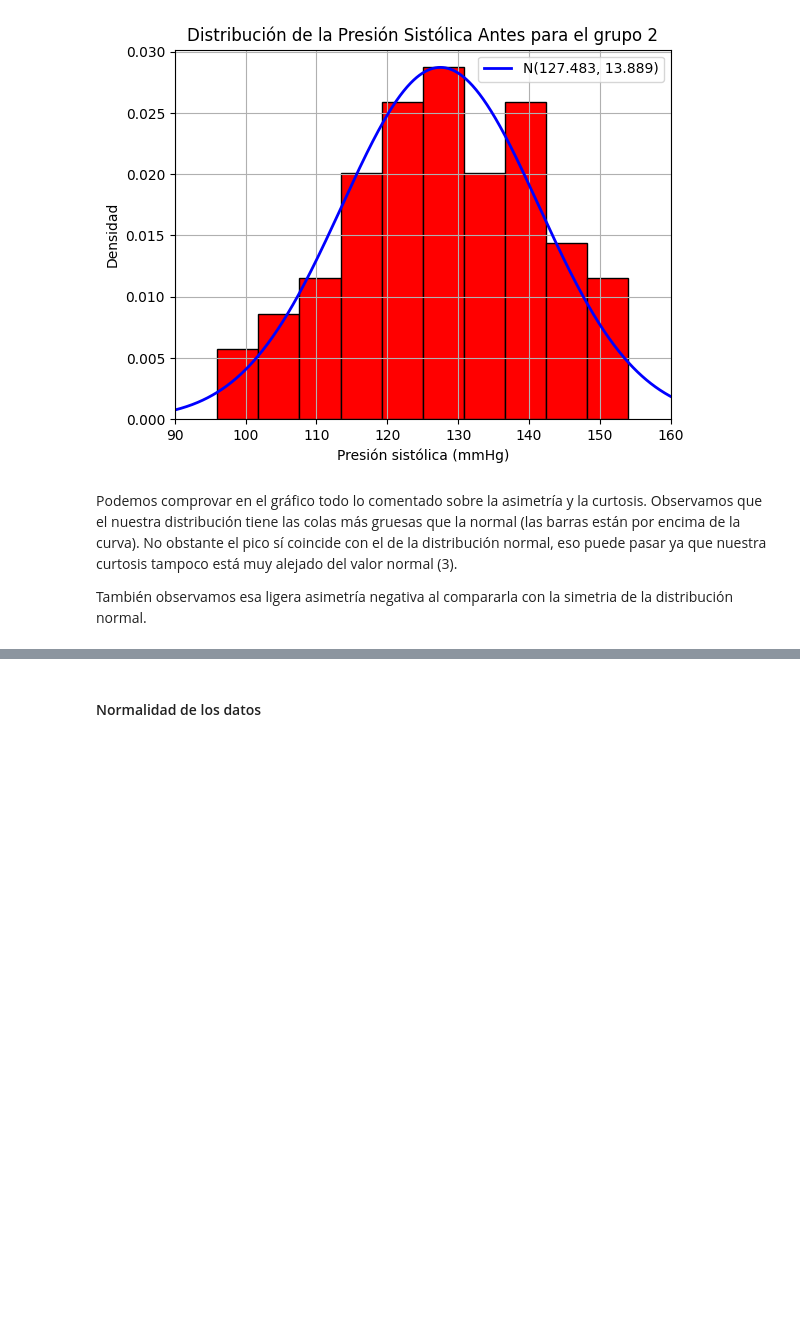
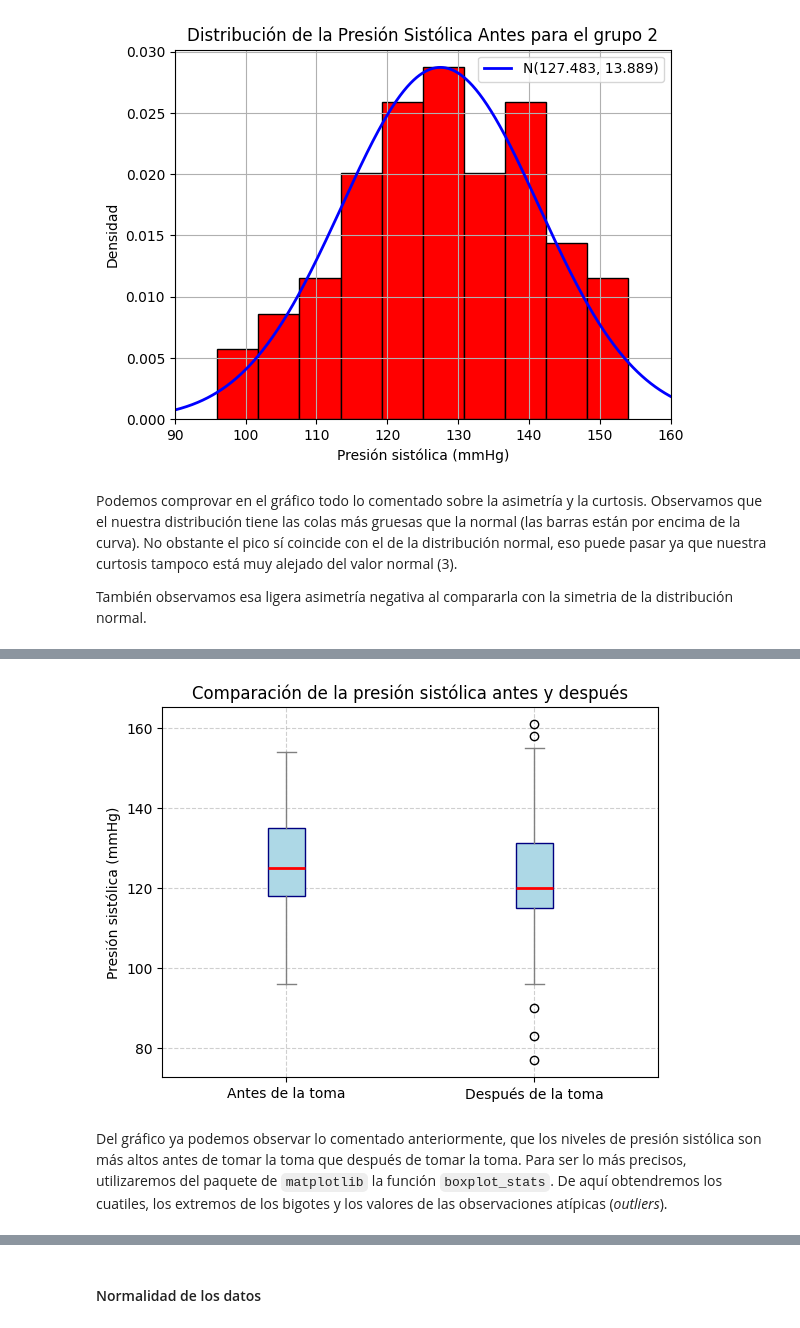
Before and after one commit to mikiaguilo/Entrega, a Jupyter notebook: Entrega.ipynb, the cells around one changed output, grey strips where cells are left out. Cells and saved outputs as stored; diff of their text form; code cells hidden in the pictures; blank space fills up the shorter version.

```diff
--- a/Entrega.ipynb
+++ b/Entrega.ipynb
@@ -167,0 +204,23 @@ También observamos esa ligera asimetría negativa al compararla con la simetria
+# %%
+plt.boxplot(
+    [data['Presion sistólica antes'], data['Presión sistólica después']],
+    labels=['Antes de la toma', 'Después de la toma'],
+    patch_artist=True,  # Relleno de color
+    boxprops=dict(facecolor='lightblue', color='navy'),
+    medianprops=dict(color='red', linewidth=2),
+    whiskerprops=dict(color='gray'),
+    capprops=dict(color='gray'),
+    flierprops=dict(marker='o', color='orange', markersize=6)
+)
+
+
+# Título y etiquetas
+plt.title('Comparación de la presión sistólica antes y después', fontsize=12)
+plt.ylabel('Presión sistólica (mmHg)')
+plt.grid(True, linestyle='--', alpha=0.6)
+
+plt.show()
+# %% [output]
+[figure, added]
+# %% [markdown]
+Del gráfico ya podemos observar lo comentado anteriormente, que los niveles de presión sistólica son más altos antes de tomar la toma que después de tomar la toma. Para ser lo más precisos, utilizaremos del paquete de `matplotlib` la función `boxplot_stats`. De aquí obtendremos los cuatiles, los extremos de los bigotes y los valores de las observaciones atípicas (*outliers*).
```
Also changed, not shown: parts of 10 cells of this notebook.
